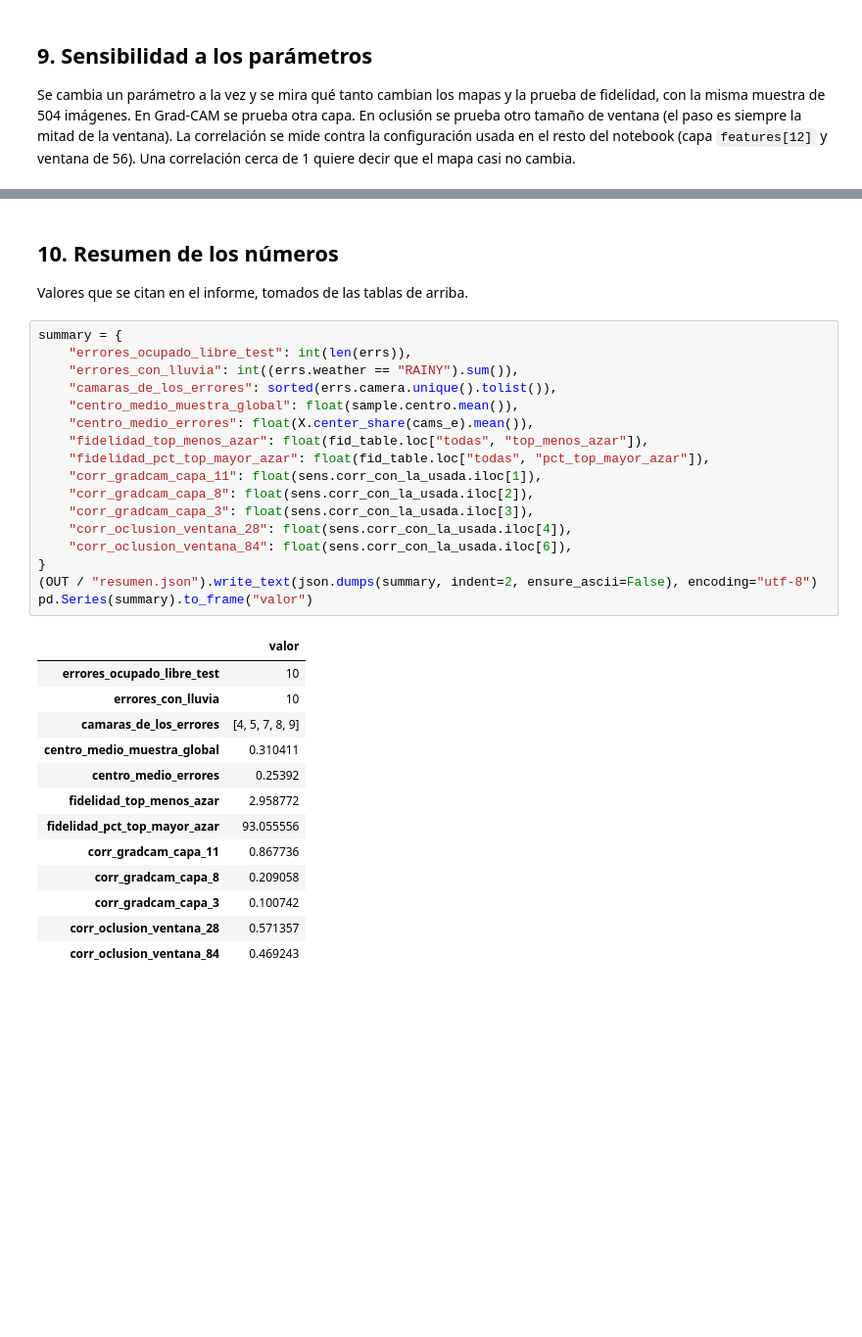
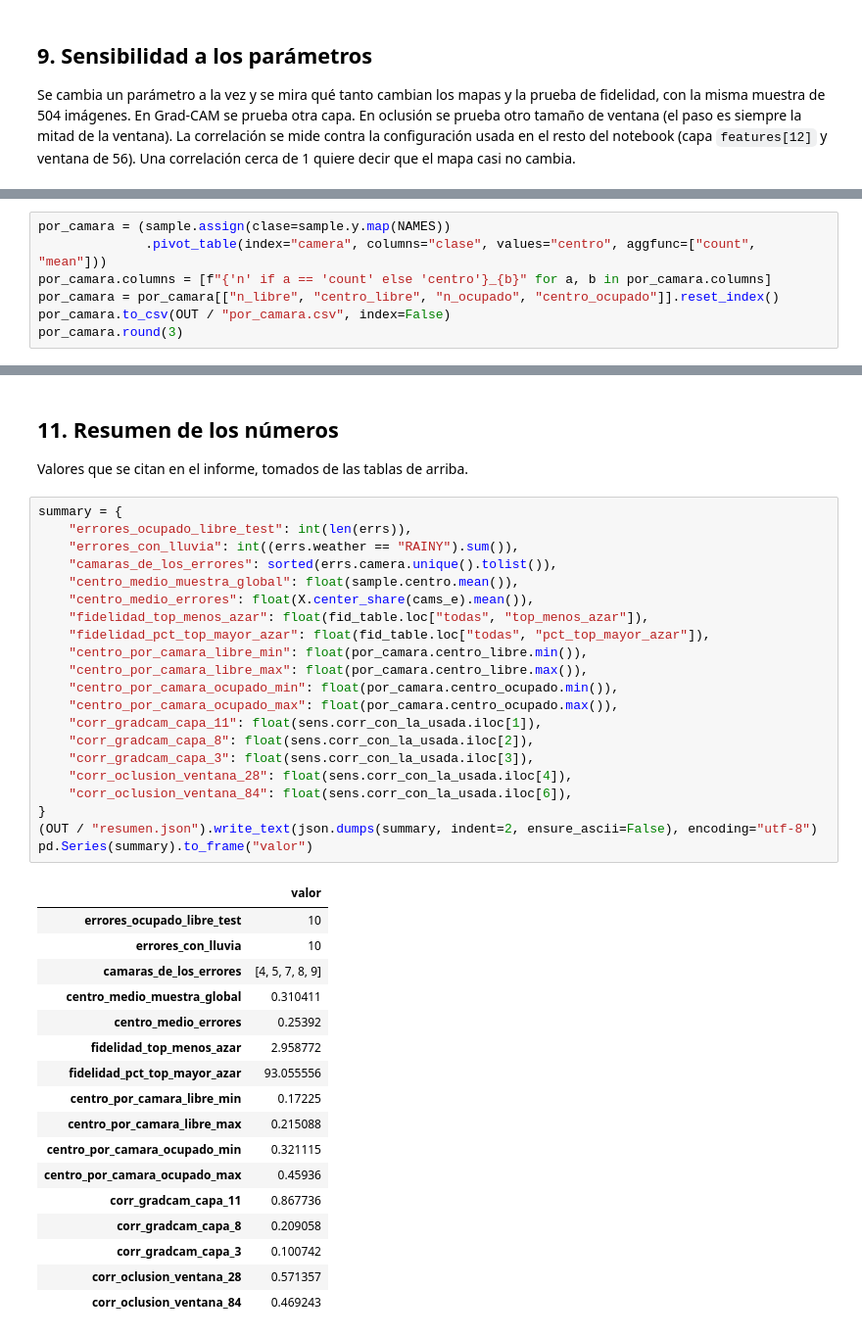
Before and after one commit to jaq23369/Proyecto_Final_Deep, a Jupyter notebook: notebooks/explicabilidad.ipynb, the cells around one changed output, grey strips where cells are left out. Shown at 98% size. Drawn from its saved outputs; the diff is of its cells as text; blank space fills up the shorter version.

```diff
--- a/notebooks/explicabilidad.ipynb
+++ b/notebooks/explicabilidad.ipynb
@@ -430,0 +468,7 @@ sens.round(3)
+# %%
+por_camara = (sample.assign(clase=sample.y.map(NAMES))
+              .pivot_table(index="camera", columns="clase", values="centro", aggfunc=["count", "mean"]))
+por_camara.columns = [f"{'n' if a == 'count' else 'centro'}_{b}" for a, b in por_camara.columns]
+por_camara = por_camara[["n_libre", "centro_libre", "n_ocupado", "centro_ocupado"]].reset_index()
+por_camara.to_csv(OUT / "por_camara.csv", index=False)
+por_camara.round(3)
@@ -431,33 +486,41 @@ sens.round(3)
 # %% [markdown]
-## 10. Resumen de los números
+## 11. Resumen de los números
 
 Valores que se citan en el informe, tomados de las tablas de arriba.
 # %%
 summary = {
     "errores_ocupado_libre_test": int(len(errs)),
     "errores_con_lluvia": int((errs.weather == "RAINY").sum()),
     "camaras_de_los_errores": sorted(errs.camera.unique().tolist()),
     "centro_medio_muestra_global": float(sample.centro.mean()),
     "centro_medio_errores": float(X.center_share(cams_e).mean()),
     "fidelidad_top_menos_azar": float(fid_table.loc["todas", "top_menos_azar"]),
     "fidelidad_pct_top_mayor_azar": float(fid_table.loc["todas", "pct_top_mayor_azar"]),
+    "centro_por_camara_libre_min": float(por_camara.centro_libre.min()),
+    "centro_por_camara_libre_max": float(por_camara.centro_libre.max()),
+    "centro_por_camara_ocupado_min": float(por_camara.centro_ocupado.min()),
+    "centro_por_camara_ocupado_max": float(por_camara.centro_ocupado.max()),
     "corr_gradcam_capa_11": float(sens.corr_con_la_usada.iloc[1]),
     "corr_gradcam_capa_8": float(sens.corr_con_la_usada.iloc[2]),
     "corr_gradcam_capa_3": float(sens.corr_con_la_usada.iloc[3]),
     "corr_oclusion_ventana_28": float(sens.corr_con_la_usada.iloc[4]),
     "corr_oclusion_ventana_84": float(sens.corr_con_la_usada.iloc[6]),
 }
 (OUT / "resumen.json").write_text(json.dumps(summary, indent=2, ensure_ascii=False), encoding="utf-8")
 pd.Series(summary).to_frame("valor")
 # %% [output]
 |  | valor |
 | errores_ocupado_libre_test | 10 |
 | errores_con_lluvia | 10 |
 | camaras_de_los_errores | [4, 5, 7, 8, 9] |
 | centro_medio_muestra_global | 0.310411 |
 | centro_medio_errores | 0.25392 |
 | fidelidad_top_menos_azar | 2.958772 |
 | fidelidad_pct_top_mayor_azar | 93.055556 |
+| centro_por_camara_libre_min | 0.17225 |
+| centro_por_camara_libre_max | 0.215088 |
+| centro_por_camara_ocupado_min | 0.321115 |
+| centro_por_camara_ocupado_max | 0.45936 |
 | corr_gradcam_capa_11 | 0.867736 |
 | corr_gradcam_capa_8 | 0.209058 |
 | corr_gradcam_capa_3 | 0.100742 |
```
Also changed, not shown: parts of 7 cells of this notebook, 6 other files.
